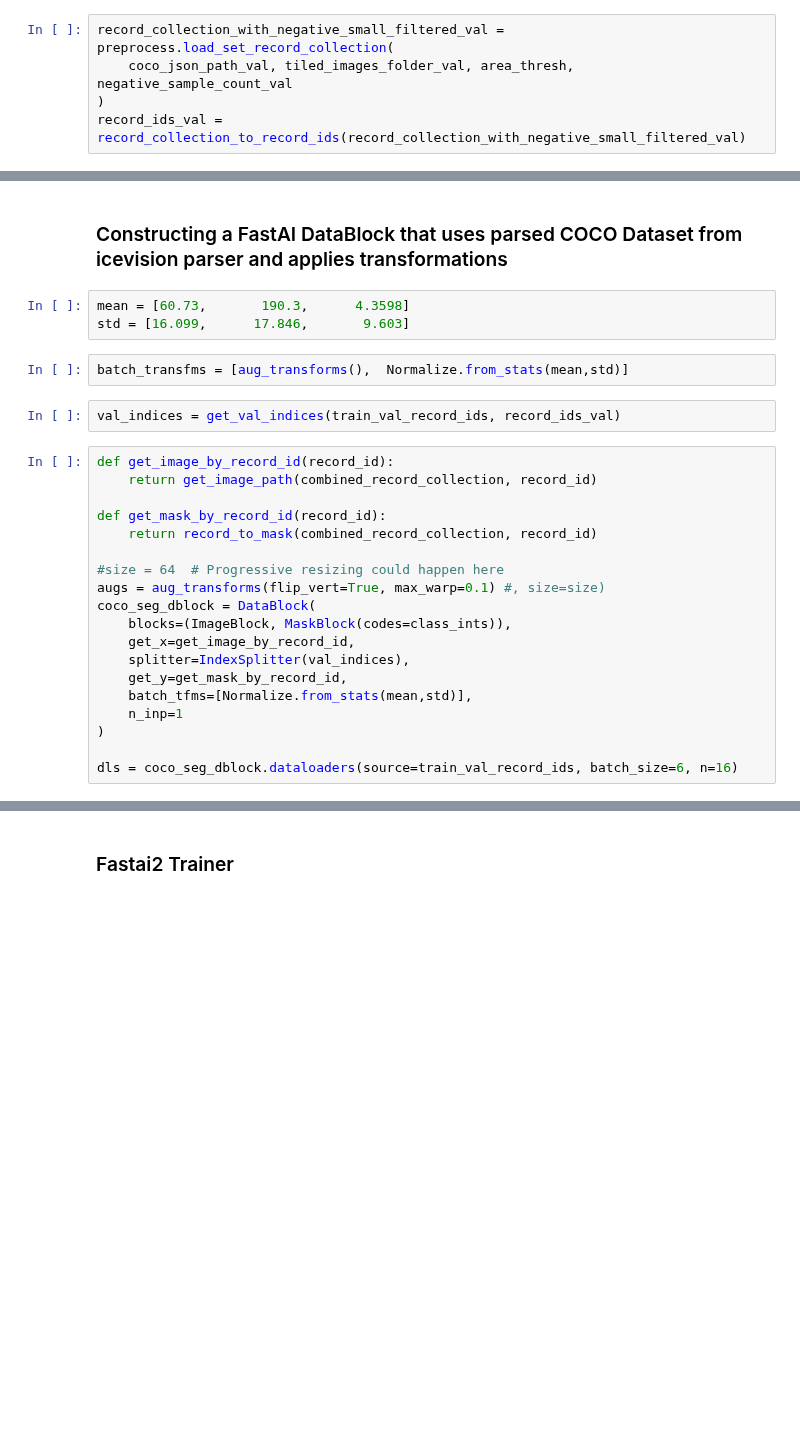
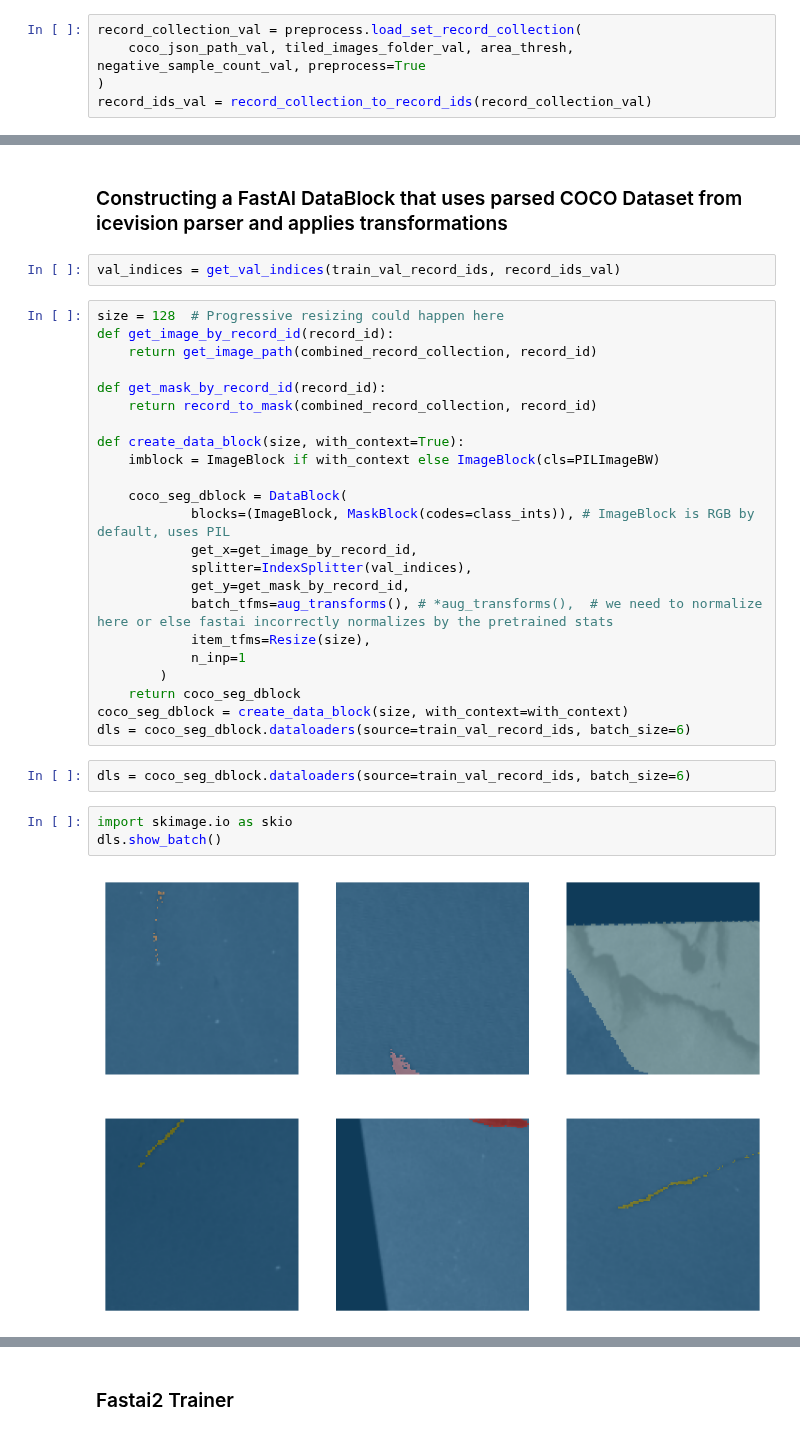
Before and after one commit to SkyTruth/cerulean-ml, a Jupyter notebook: notebooks/fastai2_unet_trainer_cv2.ipynb, the cells around one changed output, grey strips where cells are left out. Drawn from its saved outputs; the diff is of its cells as text; blank space fills up the shorter version.

```diff
--- a/notebooks/fastai2_unet_trainer_cv2.ipynb
+++ b/notebooks/fastai2_unet_trainer_cv2.ipynb
@@ -74,10 +82,10 @@ record_ids_train = record_collection_to_record_ids(record_collection_with_negati
 # %% [output]
 INFO     - Autofixing records | icevision.parsers.parser:parse:122
 # %%
-record_collection_with_negative_small_filtered_val = preprocess.load_set_record_collection(
-    coco_json_path_val, tiled_images_folder_val, area_thresh, negative_sample_count_val
+record_collection_val = preprocess.load_set_record_collection(
+    coco_json_path_val, tiled_images_folder_val, area_thresh, negative_sample_count_val, preprocess=True
 )
-record_ids_val = record_collection_to_record_ids(record_collection_with_negative_small_filtered_val)
+record_ids_val = record_collection_to_record_ids(record_collection_val)
 # %% [output]
 INFO     - Autofixing records | icevision.parsers.parser:parse:122
 # %%
@@ -92,29 +100,35 @@ def get_val_indices(combined_ids, val_ids):
 #show_data.show_records(random.choices(combined_train_records, k=9), ncols=3)
 # %% [markdown]
 ### Constructing a FastAI DataBlock that uses parsed COCO Dataset from icevision parser and applies transformations
-# %%
-mean = [60.73,       190.3,      4.3598]
-std = [16.099,      17.846,       9.603]
-# %%
-batch_transfms = [aug_transforms(),  Normalize.from_stats(mean,std)]
 # %%
 val_indices = get_val_indices(train_val_record_ids, record_ids_val)
 # %%
+size = 128  # Progressive resizing could happen here
 def get_image_by_record_id(record_id):
     return get_image_path(combined_record_collection, record_id)
 
 def get_mask_by_record_id(record_id):
     return record_to_mask(combined_record_collection, record_id)
 
-#size = 64  # Progressive resizing could happen here
-augs = aug_transforms(flip_vert=True, max_warp=0.1) #, size=size)
-coco_seg_dblock = DataBlock(
-    blocks=(ImageBlock, MaskBlock(codes=class_ints)),
-    get_x=get_image_by_record_id,
-    splitter=IndexSplitter(val_indices),
-    get_y=get_mask_by_record_id,
-    batch_tfms=[Normalize.from_stats(mean,std)],
-    n_inp=1
-)
+def create_data_block(size, with_context=True):
+    imblock = ImageBlock if with_context else ImageBlock(cls=PILImageBW)
 
-dls = coco_seg_dblock.dataloaders(source=train_val_record_ids, batch_size=6, n=16)
+    coco_seg_dblock = DataBlock(
+            blocks=(ImageBlock, MaskBlock(codes=class_ints)), # ImageBlock is RGB by default, uses PIL
+            get_x=get_image_by_record_id,
+            splitter=IndexSplitter(val_indices),
+            get_y=get_mask_by_record_id,
+            batch_tfms=aug_transforms(), # *aug_transforms(),  # we need to normalize here or else fastai incorrectly normalizes by the pretrained stats
+            item_tfms=Resize(size),
+            n_inp=1
+        )
+    return coco_seg_dblock
+coco_seg_dblock = create_data_block(size, with_context=with_context)
+dls = coco_seg_dblock.dataloaders(source=train_val_record_ids, batch_size=6)
+# %%
+dls = coco_seg_dblock.dataloaders(source=train_val_record_ids, batch_size=6)
+# %%
+import skimage.io as skio
+dls.show_batch()
+# %% [output]
+[figure, added]
```
Also changed, not shown: parts of 31 cells of this notebook.
